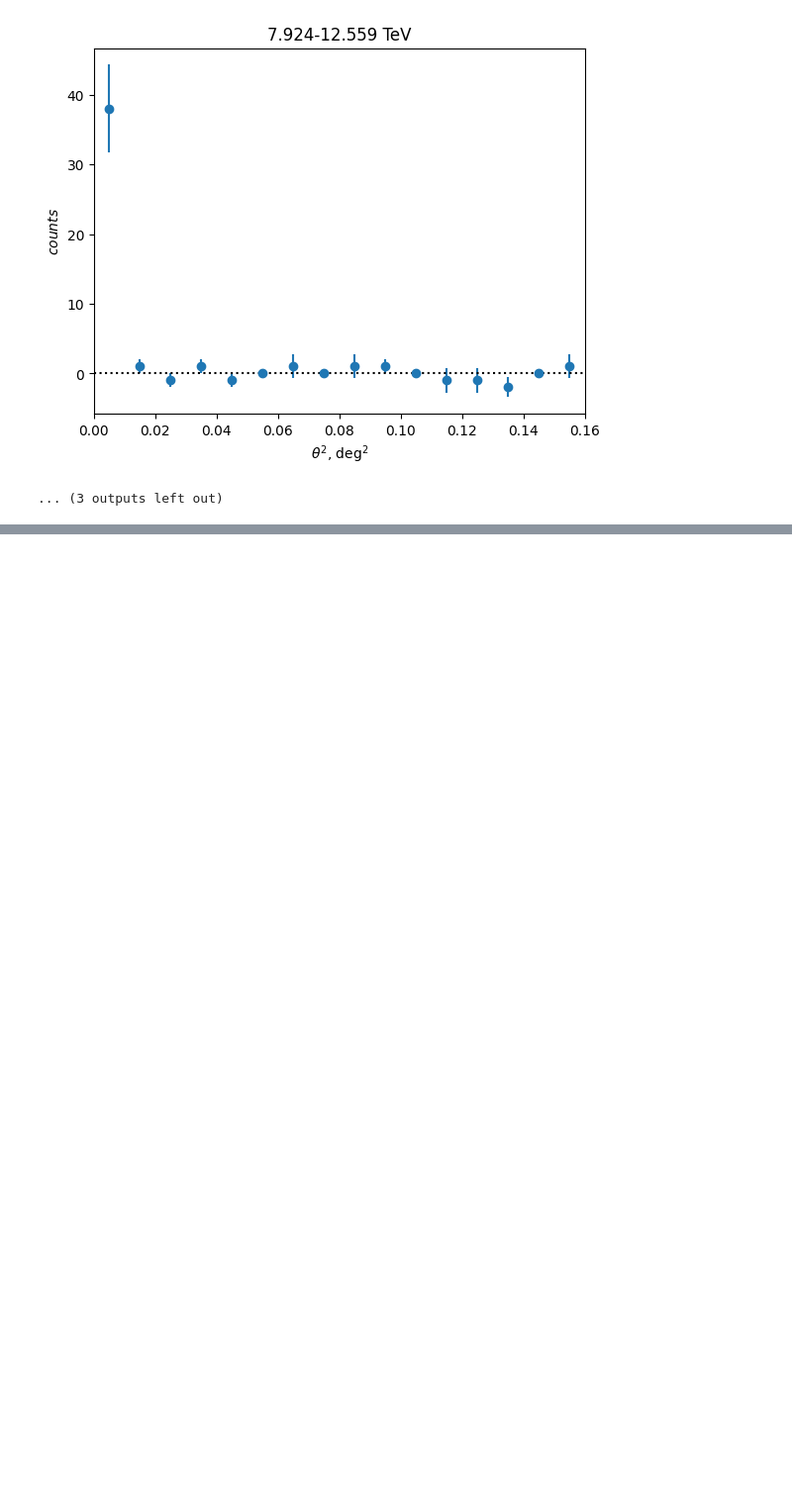
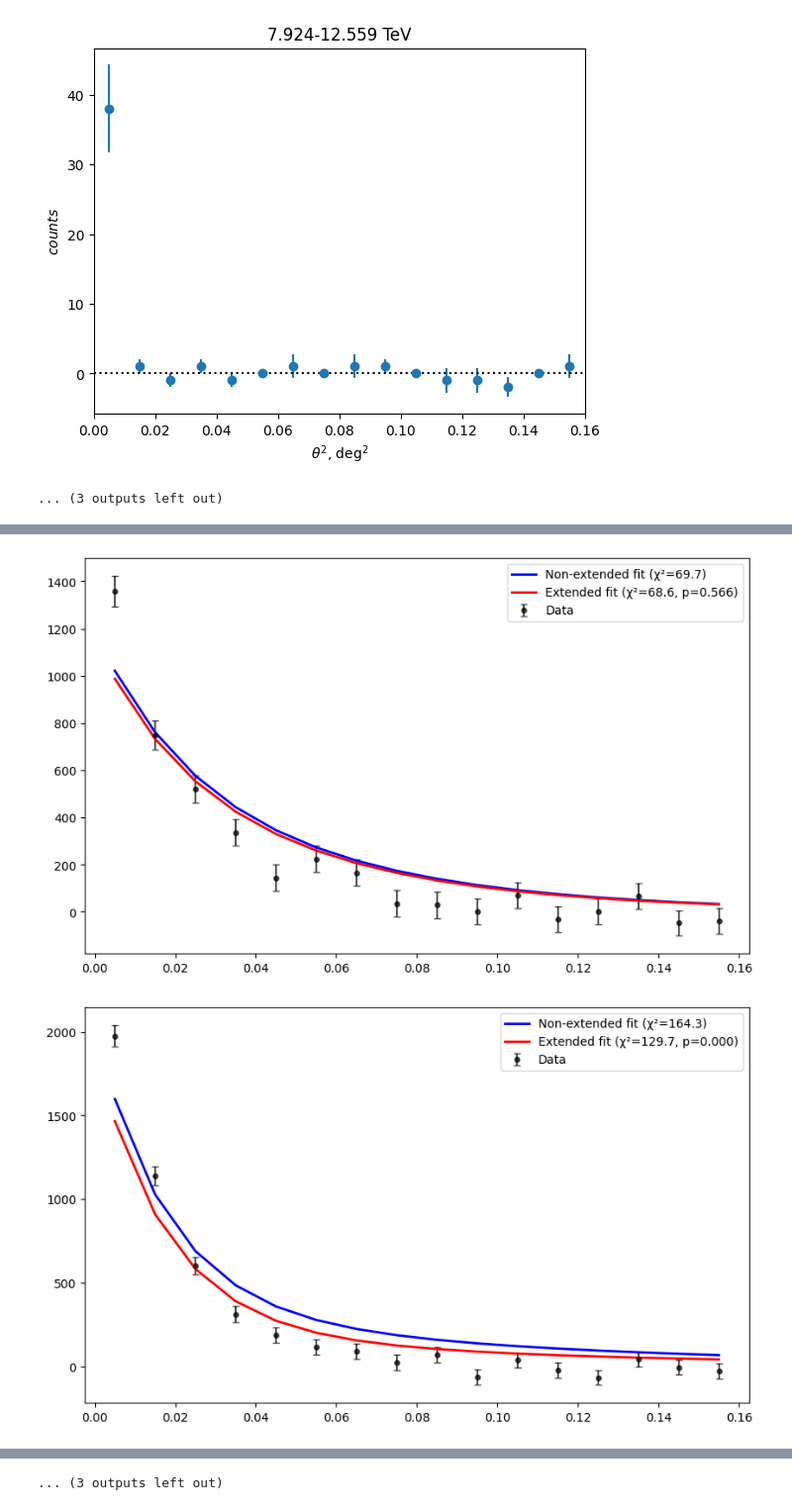
Before and after one commit to Nico812/CTAO-1DC-Blazars-analysis-TP5, a Jupyter notebook: MRK501_DC1.ipynb, the cells around one changed output, grey strips where cells are left out. Shown at 99% size. Saved outputs shown, nothing was run; the diff lists cells and outputs as text; code cells hidden in the pictures; blank space fills up the shorter version.

```diff
--- a/MRK501_DC1.ipynb
+++ b/MRK501_DC1.ipynb
@@ -75,11 +76,11 @@ for hbu in hbus:
     src_pos_mask = seps < bkg_subtraction_radius
     bkg_pos_mask = seps_b < bkg_subtraction_radius
 
-    e = data_raw["ENERGY_TRUE"]
+    energ = data_raw["ENERGY_TRUE"]
 
     for i, (energ_min, energ_max) in enumerate(zip(e_mins, e_maxs)):
-        m_s = (e>energ_min) & (e<energ_max) & src_pos_mask
-        m_b = (e>energ_min) & (e<energ_max )& bkg_pos_mask
+        m_s = (energ>energ_min) & (energ<energ_max) & src_pos_mask
+        m_b = (energ>energ_min) & (energ<energ_max )& bkg_pos_mask
 
         h_s, _ = np.histogram(seps[m_s]**2, bins=th2_bins)
         h_b, _ = np.histogram(seps_b[m_b]**2, bins=th2_bins)
@@ -136,11 +152,58 @@ ValueError: Object arrays cannot be loaded when allow_pickle=False
 # %%
-crab_fit = np.load("../crab_fit")
+crab_fit = np.load("../crab_fit.npy", allow_pickle=True)
 
 for i, (ct, ct_err) in enumerate(zip(cts, cts_err)):
-    crab_fit_param = crab_fit[i].0
+    crab_fit_param = crab_fit[i]
+    # change these
+    init_guess_noext = [1.0]
+    init_guess_ext = [0.1, 0.1]
 
     def non_ext_model(th2, norm_tot):
-        double_gaussian(th2, norm_tot, crab_fit_param)
+        return double_gaussian(th2, norm_tot, *crab_fit_param[1:])
 
-    def ext_model(th2, norm_tot, norm_e, sigma_e):
-        double_gaussian(th2, norm_tot, norm_e, crab_fit_param, sigma_e)
+    popt_noext, pcov_noext = curve_fit(
+            non_ext_model,
+            th2,
+            ct,
+            sigma=ct_err,
+            p0=init_guess_noext,
+            absolute_sigma=True,
+            maxfev=10000,
+        )
+
+    def ext_model(th2, norm_e, sigma_e):
+        return triple_gaussian(th2, popt_noext, norm_e, *crab_fit_param[1:], sigma_e)
+
+    popt_ext, pcov_ext = curve_fit(
+            ext_model,
+            th2,
+            ct,
+            sigma=ct_err,
+            p0=init_guess_ext,
+            absolute_sigma=True,
+            maxfev=10000,
+        )
+    fit_noext = non_ext_model(th2, *popt_noext)
+    fit_ext = ext_model(th2, *popt_ext)
+    delta_dof = 2 # here is 2 or 1?????
+    chi2_noext = np.sum(((ct - fit_noext) / ct_err) ** 2)
+    chi2_ext = np.sum(((ct - fit_ext) / ct_err) ** 2)
+    delta_chi2 = chi2_noext - chi2_ext
+    p_value = 1 - stats.chi2.cdf(delta_chi2, delta_dof)
+
+    plt.figure(figsize=(10, 6))
+
+    plt.errorbar(th2, ct, yerr=ct_err, fmt='o',
+                    markersize=4, capsize=3, capthick=1,
+                    label='Data', color='black', alpha=0.7)
+
+    plt.plot(th2, fit_noext, 'b-', linewidth=2,
+                label=f'Non-extended fit (χ²={chi2_noext:.1f})')
+
+    plt.plot(th2, fit_ext, 'r-', linewidth=2,
+                label=f'Extended fit (χ²={chi2_ext:.1f}, p={p_value:.3f})')
+    plt.legend()
+    plt.show()
+# %% [output]
+[figure, added]
+[figure, added]
@@ -146,0 +220 @@ for i, (ct, ct_err) in enumerate(zip(cts, cts_err)):
+... (3 outputs left out)
```
Also changed, not shown: parts of 3 cells of this notebook, 1 other file.
